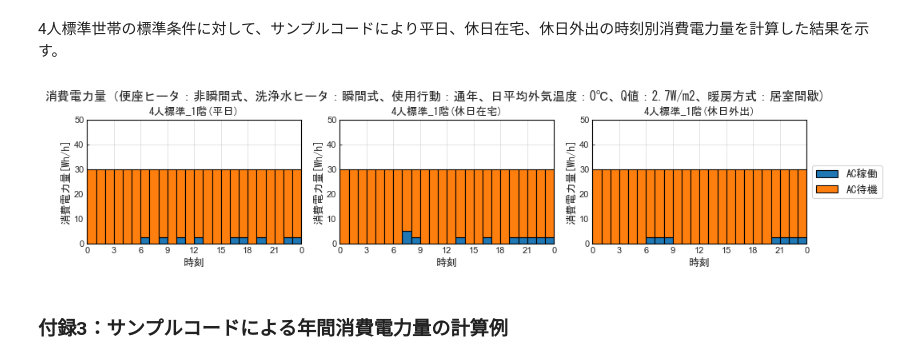
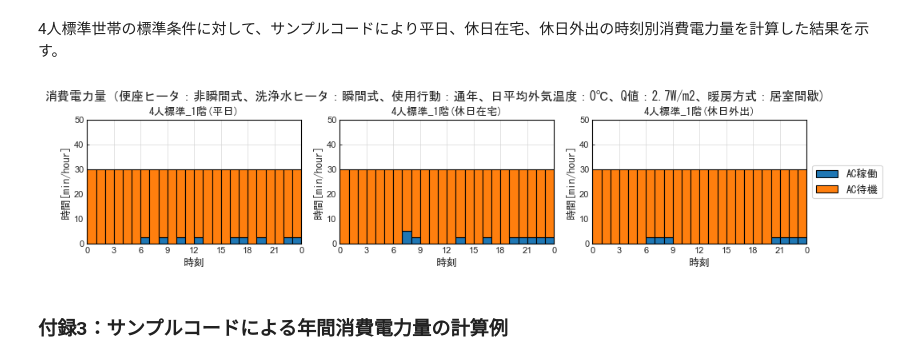
Before and after one commit to HiromiHabara/Jiritsu-EnergyUseOfApp, a Jupyter notebook: toiletseat.ipynb, the cells around one changed output. Cells and saved outputs as stored; diff of their text form; code cells hidden in the pictures.

Commit message:
Change variant of function 'plot_houlry_bar_chart
棒グラフ作成の関数を簡素化。

```diff
--- a/toiletseat.ipynb
+++ b/toiletseat.ipynb
@@ -1257,14 +1257,13 @@ Schedule= {
     }
 }
 # %%
-def plot_hourly_bar_chart(fig_title, y_value_sets, schedule_names, app_status_types, time_use_types,
+def plot_hourly_bar_chart(fig_title, y_value_sets, schedule_name, app_status_types,
                           y_label, y_lower, y_upper, y_interval, y_convert_unit):
     '''横軸が時刻（1時間間隔、0～23時間）の棒グラフを作成する'''
     # fig_title：図のタイトル
     # y_value_sets：y軸の値
-    # schedule_names：スケジュール名（dictionary型）
+    # schedule_name：スケジュール名（string型）
     # app_status_types：動作状態のタイプ（dictionary型）
-    # time_use_types：生活時間タイプ（dictionary型）
     # y_label：y軸のラベル
     # y_lower：y軸の表示の下限
     # y_ upper：y軸の表示の上限
@@ -1283,21 +1282,21 @@ def plot_hourly_bar_chart(fig_title, y_value_sets, schedule_names, app_status_ty
     # サブプロットのタイトル
     plt.suptitle(fig_title, fontdict={'fontproperties':fp}, fontsize=14)
 
-    # スケジュール名
-    schedule_name = list(schedule_names)[0]
+    # 生活時間タイプ
+    time_use_types = [ ('Weekdays','平日'), ('Holidays_st','休日在宅'), ('Holidays_go','休日外出') ]
 
-    for i, time_use_type in enumerate(list(time_use_types)):
+    for i, time_use_type in enumerate(time_use_types):
         # サブプロットの指定
-        ax = plt.subplot2grid((1, len(time_use_types)), (0, i))
+        ax = plt.subplot2grid((1, 3), (0, i))
 
         for j, app_status_type in enumerate(list(app_status_types)):
             # 棒グラフの作成
             # x軸の値
             x_value = [k for k in range(24)]
             # y軸の値（24時間×動作状態×3スケジュール）
-            y_value_sets_schedule = y_value_sets[schedule_name]
+            y_value_sets_schedule = y_value_sets
             # y軸の値（24時間×動作状態）
-            y_value_sets_time_use = y_value_sets_schedule[time_use_type]
+            y_value_sets_time_use = y_value_sets_schedule[time_use_type[0]]
             # y軸の値（24時間->単位変換）
             y_value = np.array(y_value_sets_time_use[app_status_type]) * y_convert_unit
             # データ系列名
@@ -1310,9 +1309,8 @@ def plot_hourly_bar_chart(fig_title, y_value_sets, schedule_names, app_status_ty
                     ax.bar(x_value, y_value, align='edge', width=1.0, edgecolor='black', label=app_status_type_jp, bottom=y_bottom)
 
         # グラフのタイル
-        schedule_name_jp = schedule_names[schedule_name]
-        time_use_type_jp = time_use_types[time_use_type]
-        ax.set_title(schedule_name_jp +'(' + time_use_type_jp + ')' , fontdict={'fontproperties':fp})
+        schedule_name_jp = schedule_name
+        ax.set_title(schedule_name_jp +'(' + time_use_type[1] + ')' , fontdict={'fontproperties':fp})
 
         # x軸
         # タイトル
@@ -1828,38 +1824,37 @@ EE_Results= {
             'opg' : ee_ac_opg[1],
             'sby' : ee_ac_sby[1]
         },
         'Holidays_go' : {
             'opg' : ee_ac_opg[2],
             'sby' : ee_ac_sby[2]
         }
     }
 }
 
 # 消費電力量の計算結果のグラフ
 # グラフのタイトル
 seat_heater_type_j =  {'noninst':'非瞬間式', 'inst':'瞬間式'}[Spec[app_type]['seat_heater_type'].value]
 water_heater_type_j = {'noninst':'非瞬間式', 'inst':'瞬間式'}[Spec[app_type]['water_heater_type'].value]
 behavior_type_j = {'UserBehavior00':'通年', 'UserBehavior01':'省エネ'} [user_behavior_type]
 heating_type_j = {HeatingType.HabitableRoom:'居室間歇', HeatingType.WholeHouse:'全館連続'} [heating_type]
 
 chart_title = '消費電力量（' \
                 + '便座ヒータ：' + seat_heater_type_j + '、' \
                 + '洗浄水ヒータ：' + water_heater_type_j + '、' \
                 + '使用行動：'   + behavior_type_j + '、' \
                 + '日平均外気温度：' + str(theta_ex_ave) + '℃、'\
                 + 'Q値：' + str(Q_value) + 'W/m2、'\
                 + '暖房方式：' + heating_type_j \
                 + ')'
 
 # グラフの表示
 plot_hourly_bar_chart(chart_title,
-                      EE_Results,
-                      {'1F':'4人標準_1階'},
+                     EE_Results[schedule_name],
+                      '4人標準_1階',
                       {'opg':'AC稼働', 'sby':'AC待機'},
-                      {'Weekdays':'平日', 'Holidays_st':'休日在宅', 'Holidays_go':'休日外出'},
-                       '消費電力量[Wh/h]',  0, 50, 10, 1)
+                       '時間[min/hour]', 0, 50, 10, 1)
 # %% [output]
-[figure, old version]
+[figure, new version]
 # %% [markdown]
 ### 付録3：サンプルコードによる年間消費電力量の計算例
 # %% [markdown]
```
Also changed, not shown: parts of 2 cells of this notebook.
